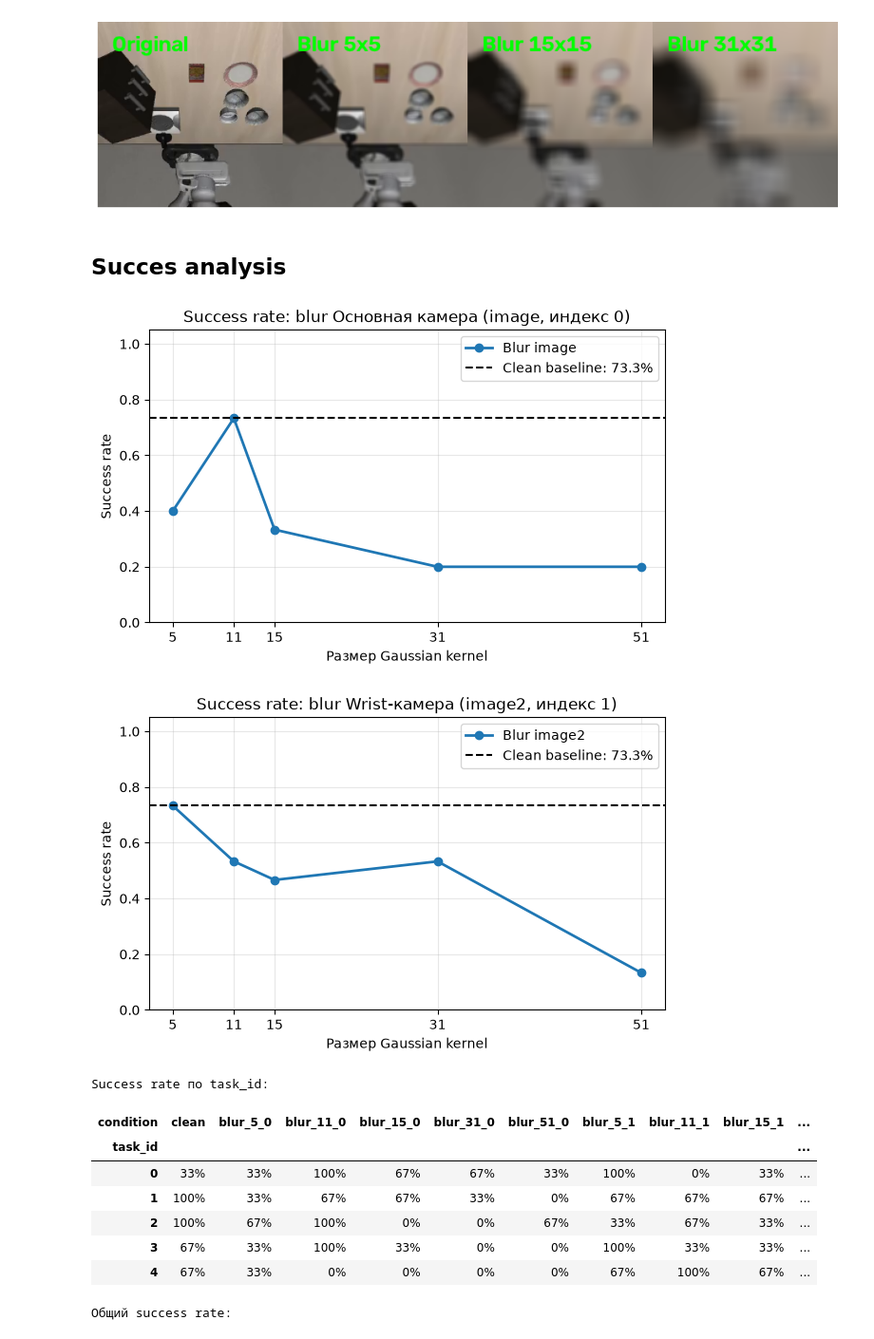
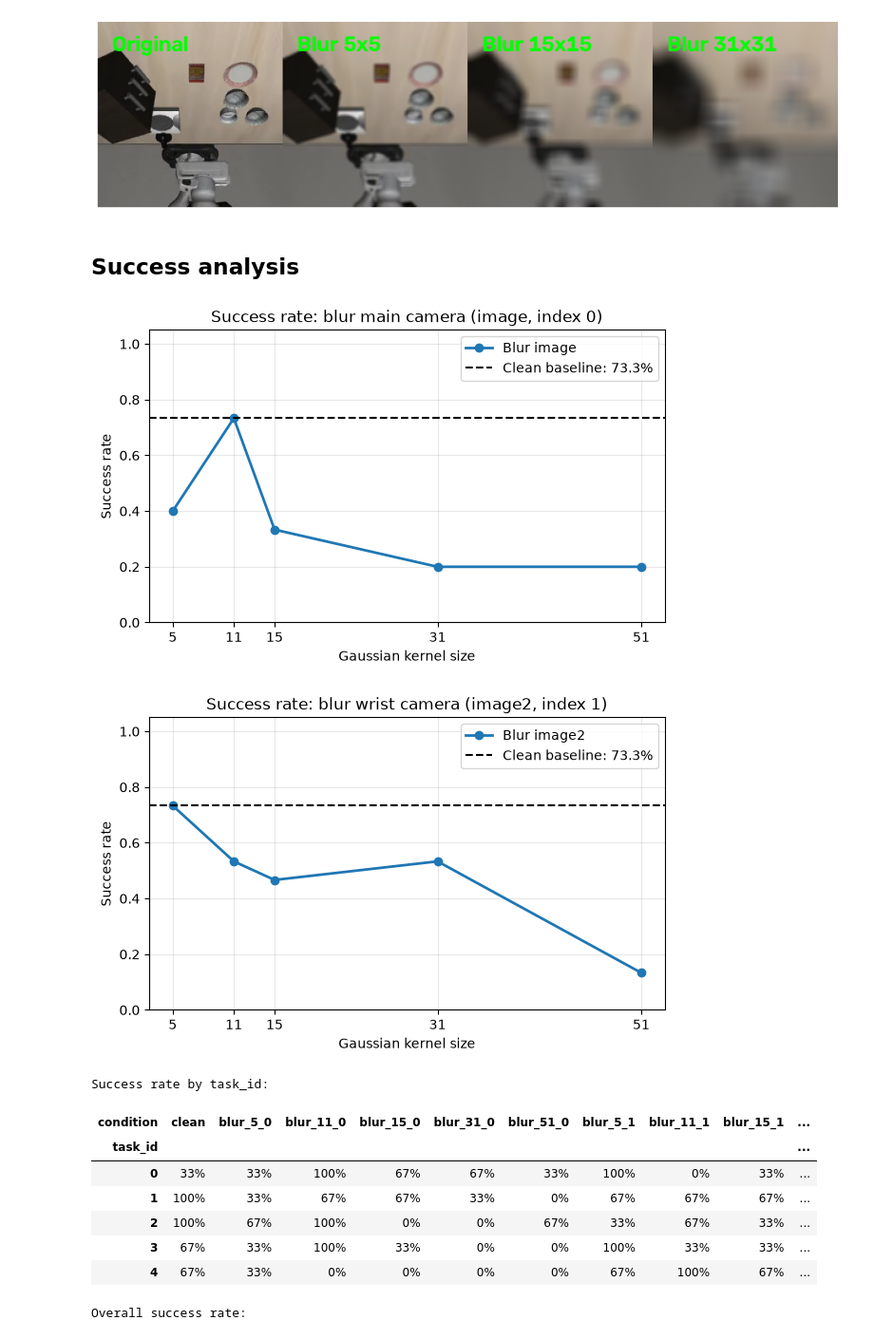
Before and after one commit to Lolotun/smolvla-visual-robustness, a Jupyter notebook: notebooks/effects.ipynb, the cells around one changed output. Shown at 95% size. Saved outputs shown, nothing was run; the diff lists cells and outputs as text; code cells hidden in the pictures.

```diff
--- a/notebooks/effects.ipynb
+++ b/notebooks/effects.ipynb
@@ -42,7 +52,7 @@ plt.show()
 # %%
 import pandas as pd
 # %% [markdown]
-## Succes analysis
+## Success analysis
 # %%
 from pathlib import Path
 
@@ -51,7 +61,7 @@ import pandas as pd
 from IPython.display import display
 
 RESULTS_PATH = Path(
-    "/home/isr-lab-4/Gen_AI/smolvla-visual-robustness/"
+    f"{ROOT}/"
     "results/visual_robustness_5tasks_3seeds_batch.csv"
 )
 
@@ -62,13 +72,13 @@ df["task_id"] = pd.to_numeric(df["task_id"])
 df["kernel_size"] = pd.to_numeric(df["kernel_size"], errors="coerce")
 
 camera_titles = {
-    "image": "Основная камера (image, индекс 0)",
-    "image2": "Wrist-камера (image2, индекс 1)",
+    "image": "main camera (image, index 0)",
+    "image2": "wrist camera (image2, index 1)",
 }
 
 clean_rate = df.loc[df["method"].eq("clean"), "success"].mean()
 
-# Две фигуры: падение success rate при blur каждой камеры.
+# Two figures: success-rate drop under blur of each camera.
 for camera, title in camera_titles.items():
     curve = (
         df.loc[df["method"].eq("blur") & df["camera"].eq(camera)]
@@ -94,7 +104,7 @@ for camera, title in camera_titles.items():
 
     ax.set(
         title=f"Success rate: blur {title}",
-        xlabel="Размер Gaussian kernel",
+        xlabel="Gaussian kernel size",
         ylabel="Success rate",
         ylim=(0, 1.05),
     )
@@ -103,42 +113,42 @@ for camera, title in camera_titles.items():
     ax.legend()
     plt.show()
 
-# Success rate каждой condition для каждой задачи.
+# Success rate of every condition for every task.
 task_success = (
     df.groupby(["task_id", "condition"])["success"]
     .mean()
     .unstack("condition")
     .sort_index()
 )
 
-# Удобный порядок колонок.
+# Readable column order.
 ordered_conditions = (
     ["clean"]
     + df.loc[df["method"].eq("blur")]
         .sort_values(["camera", "kernel_size"])["condition"]
         .drop_duplicates()
         .tolist()
     + df.loc[df["method"].eq("turnoff"), "condition"].drop_duplicates().tolist()
 )
 task_success = task_success.reindex(columns=[c for c in ordered_conditions if c in task_success])
 
-print("Success rate по task_id:")
+print("Success rate by task_id:")
 display(task_success.style.format("{:.0%}"))
 
-# Общая сводка для отправки в Colab.
+# Overall summary.
 overall_success = (
     df.groupby(["condition", "method", "camera", "kernel_size"])
     .agg(success_rate=("success", "mean"), n_episodes=("success", "size"))
     .reset_index()
     .sort_values(["method", "camera", "kernel_size"])
 )
 
-print("Общий success rate:")
+print("Overall success rate:")
 display(overall_success.style.format({"success_rate": "{:.1%}"}))
 # %% [output]
-[figure, old version]
+[figure, new version]
-[figure, old version]
+[figure, new version]
-Success rate по task_id:
+Success rate by task_id:
 | condition | clean | blur_5_0 | blur_11_0 | blur_15_0 | blur_31_0 | blur_51_0 | blur_5_1 | blur_11_1 | blur_15_1 | ... |
 | task_id |  |  |  |  |  |  |  |  |  | ... |
 | 0 | 33% | 33% | 100% | 67% | 67% | 33% | 100% | 0% | 33% | ... |
@@ -146,7 +156,7 @@ Success rate по task_id:
 | 2 | 100% | 67% | 100% | 0% | 0% | 67% | 33% | 67% | 33% | ... |
 | 3 | 67% | 33% | 100% | 33% | 0% | 0% | 100% | 33% | 33% | ... |
 | 4 | 67% | 33% | 0% | 0% | 0% | 0% | 67% | 100% | 67% | ... |
-Общий success rate:
+Overall success rate:
 |  | condition | method | camera | kernel_size | success_rate | n_episodes |
 | 8 | blur_5_0 | blur | image | 5.000000 | 40.0% | 15 |
 | 0 | blur_11_0 | blur | image | 11.000000 | 73.3% | 15 |
```
Also changed, not shown: parts of 11 cells of this notebook, 15 other files.
